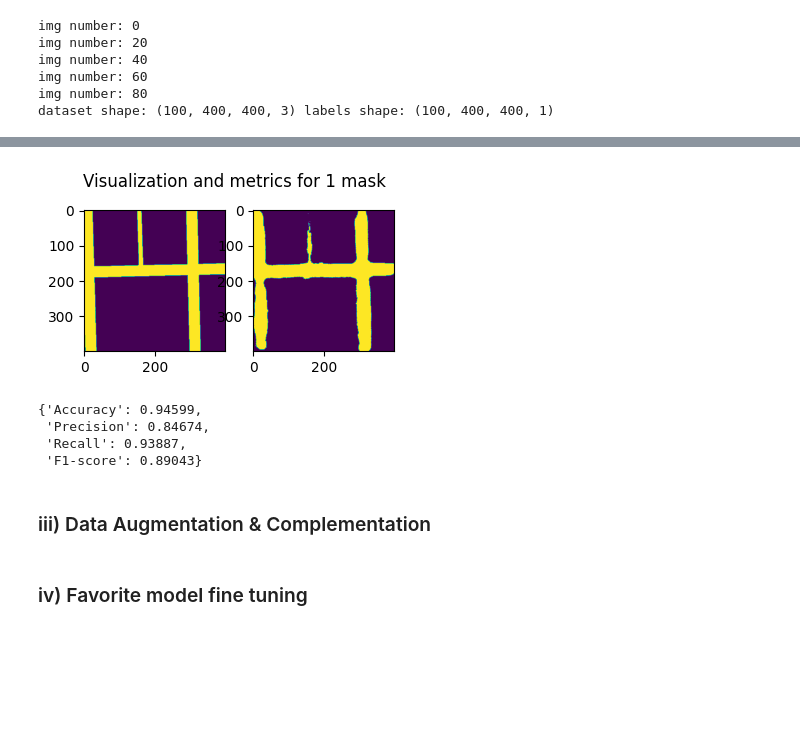
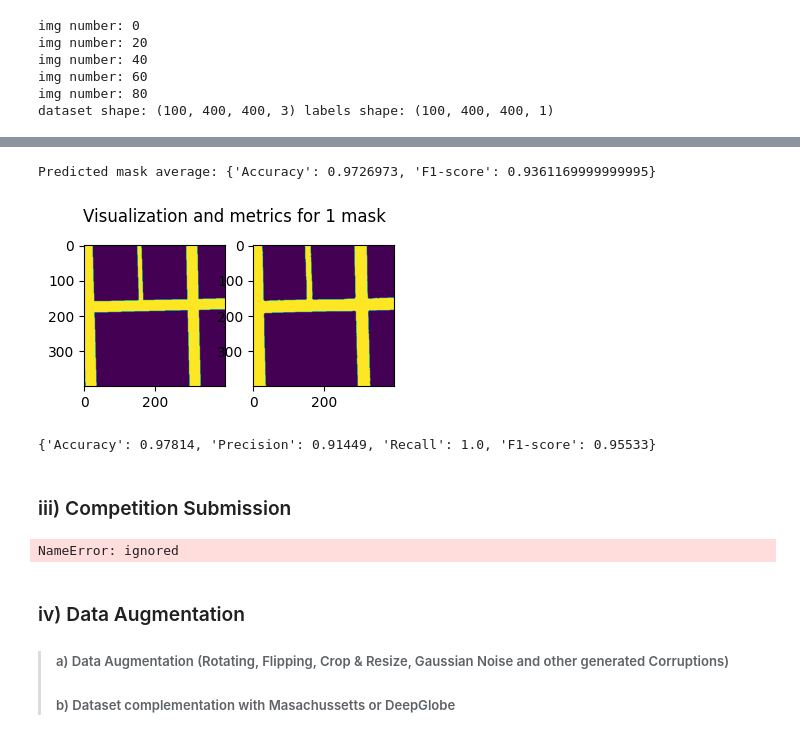
Before and after one commit to CS-433/ml-project-2-sigmoid-fraud, a Jupyter notebook: main.ipynb, the cells around one changed output, grey strips where cells are left out. Saved outputs shown, nothing was run; the diff lists cells and outputs as text; code cells hidden in the pictures; blank space fills up the shorter version.

Commit message:
unet 8.67

```diff
--- a/main.ipynb
+++ b/main.ipynb
@@ -1109,15 +1106,16 @@ training_labels = np.load('data/derivatives/training_imgs_labels.npy')
 unet_config = {
     "model": "U-Net",
     "patch_size": 16,
-    "n_epochs": 3,
-    "batch_size": 5,
+    "n_epochs": 50,
+    "batch_size": 10,
     "optimizer": "AdamW",
     "loss_function": "BCELoss",
     "learning_rate": 1e-4,
     "prediction_transform": "identity_detach",
     "labels_transform": "unet_reshape",
     "scheduler": "CosineAnnealing",
-    "device": DEVICE
+    "device": DEVICE,
+    "test_size": 0.1
 }
 
 unet = train_model(X=training_imgs, y=training_labels, config=unet_config)
@@ -1183,27 +1134,10 @@ Predicted mask average: {'Accuracy': 0.8500250999999998, 'F1-score': 0.899321200
-# %%
-def visualize_predicition(img, gt, model):
-    """
-    Takes model and scaler and runs pipeline on an image and plots it versus the groundtruth
-    """
-    img = torch.tensor(img[:,:,:,None].T, dtype=torch.float32)
-    img_mask = np.where(identity_detach(model(img)) > 0.5, 1, 0)
-
-    fig, ax = plt.subplots(1, 2, figsize = (4, 8))
-    ax[0].imshow(gt)
-    ax[1].imshow(img_mask[0][0].T)
-    fig.suptitle("Visualization and metrics for 1 mask", y = 0.63)
-    plt.show()
-
-    #Get image metrics
-    return metrics(img_mask.T.flatten(), gt.flatten())
-visualize_predicition(img=im, gt=im_gt_gs, model=unet)
-# %% [output]
-[figure, removed]
-{'Accuracy': 0.94599,
- 'Precision': 0.84674,
- 'Recall': 0.93887,
- 'F1-score': 0.89043}
-# %% [markdown]
-### iii) Data Augmentation & Complementation
-# %% [markdown]
-### iv) Favorite model fine tuning
+# %%
+print('Predicted mask average:', mask_predictions_unet(model=unet, img_directory='data/training/images',
+                                                  gt_directory='data/training/groundtruth'))
+visualize_predicition_unet(img=im, gt=im_gt_gs, model=unet)
+# %% [output]
+Predicted mask average: {'Accuracy': 0.9726973, 'F1-score': 0.9361169999999995}
+[figure, added]
+{'Accuracy': 0.97814, 'Precision': 0.91449, 'Recall': 1.0, 'F1-score': 0.95533}
+# %% [markdown]
+### iii) Competition Submission
@@ -1209,0 +1176,6 @@ visualize_predicition(img=im, gt=im_gt_gs, model=unet)
+# %%
+test_directory = "data/test_set_images/"
+predicted_test_masks, mask_filenames = test_masks(test_directory, model = unet,
+                                                  visualize_number=3)
+# %% [output]
+NameError: ignored
@@ -1209,0 +1184,5 @@ visualize_predicition(img=im, gt=im_gt_gs, model=unet)
+# %% [markdown]
+### iv) Data Augmentation
+
+> ##### a) Data Augmentation (Rotating, Flipping, Crop & Resize, Gaussian Noise and other generated Corruptions)
+> ##### b) Dataset complementation with Masachussetts or DeepGlobe
```
Also changed, not shown: parts of 36 cells of this notebook.
